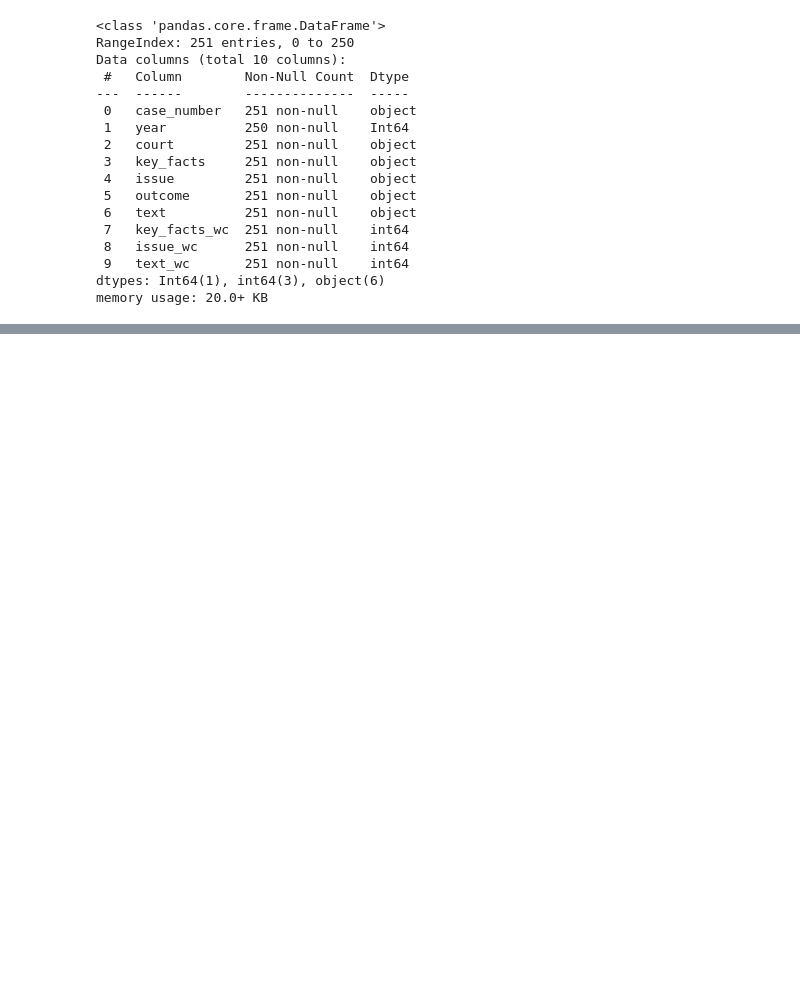
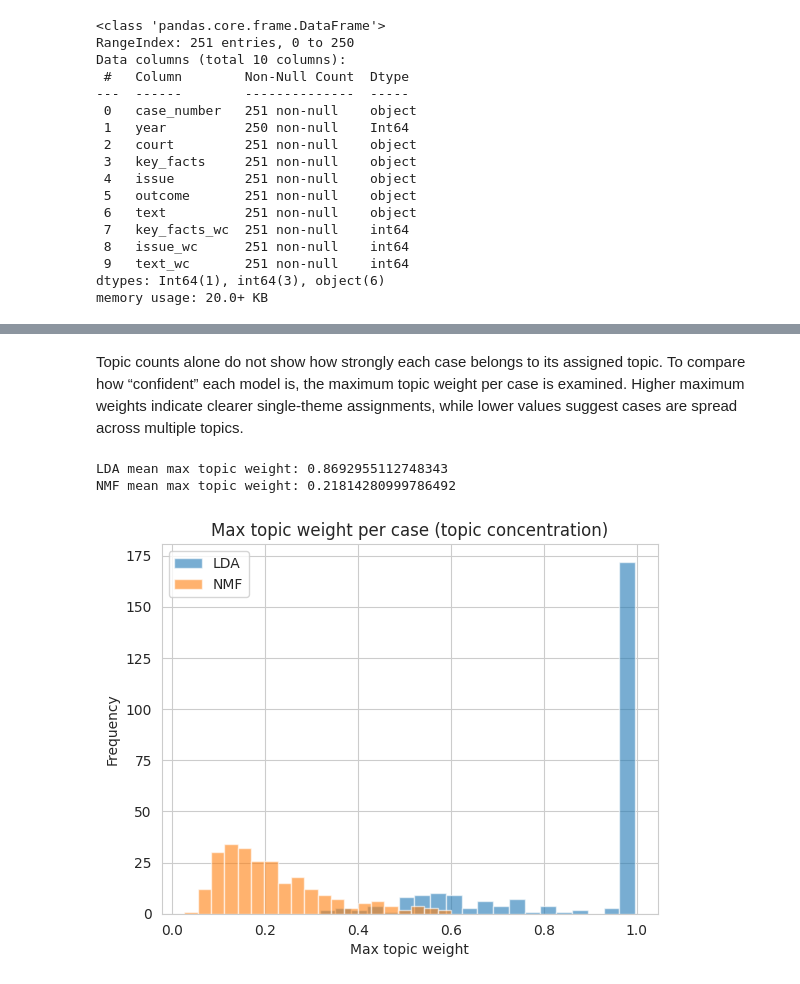
Before and after one commit to mqanaq/BA820-B1-Team13, a Jupyter notebook: MG/M2_Mohamad_Gong_Fair_Use_Data_Early_Analysis_and_Insights.ipynb, the cells around one changed output, grey strips where cells are left out. Saved outputs shown, nothing was run; the diff lists cells and outputs as text; code cells hidden in the pictures; blank space fills up the shorter version.

Commit message:
Finished Text Analysis

```diff
--- a/MG/M2_Mohamad_Gong_Fair_Use_Data_Early_Analysis_and_Insights.ipynb
+++ b/MG/M2_Mohamad_Gong_Fair_Use_Data_Early_Analysis_and_Insights.ipynb
@@ -442,0 +522,22 @@ memory usage: 20.0+ KB
+# %%
+from sklearn.feature_extraction.text import TfidfVectorizer
+from sklearn.decomposition import NMF
+
+# NMF typically works well with TF-IDF features
+tfidf_vec = TfidfVectorizer(
+    stop_words="english",
+    min_df=2,
+    max_df=0.95,
+    ngram_range=(1, 2)
+)
+
+# Document-term matrix of TF-IDF: shape (n_cases, n_terms)
+X_tfidf = tfidf_vec.fit_transform(fair_use_findings["text"])
+terms_tfidf = tfidf_vec.get_feature_names_out()
+
+# Fit NMF and get topic mixture per case: shape (n_cases, K)
+nmf = NMF(n_components=K, random_state=42, init="nndsvda", max_iter=400)
+nmf_doc_topic = nmf.fit_transform(X_tfidf)
+
+print("NMF doc-topic shape:", nmf_doc_topic.shape)
+print("NMF reconstruction error:", nmf.reconstruction_err_)
@@ -442,0 +608,24 @@ memory usage: 20.0+ KB
+# %% [markdown]
+Topic counts alone do not show how strongly each case belongs to its assigned topic. To compare how “confident” each model is, the maximum topic weight per case is examined. Higher maximum weights indicate clearer single-theme assignments, while lower values suggest cases are spread across multiple topics.
+# %%
+# Calculate the maximum topic weight for each case from LDA and NMF models
+# This value indicates how strongly a case is associated with its dominant topic.
+lda_max_w = lda_doc_topic.max(axis=1)
+nmf_max_w = nmf_doc_topic.max(axis=1)
+
+# Print the mean of these maximum topic weights for both models
+print("LDA mean max topic weight:", lda_max_w.mean())
+print("NMF mean max topic weight:", nmf_max_w.mean())
+
+# Plot histograms to visualize the distribution of maximum topic weights for LDA and NMF
+# This helps compare how concentrated topic assignments are for each model.
+pd.Series(lda_max_w).plot(kind="hist", bins=20, alpha=0.6, label="LDA")
+pd.Series(nmf_max_w).plot(kind="hist", bins=20, alpha=0.6, label="NMF")
+plt.title("Max topic weight per case (topic concentration)")
+plt.xlabel("Max topic weight")
+plt.legend()
+plt.show()
+# %% [output]
+LDA mean max topic weight: 0.8692955112748343
+NMF mean max topic weight: 0.21814280999786492
+[figure, added]
```
Also changed, not shown: parts of 24 cells of this notebook.
